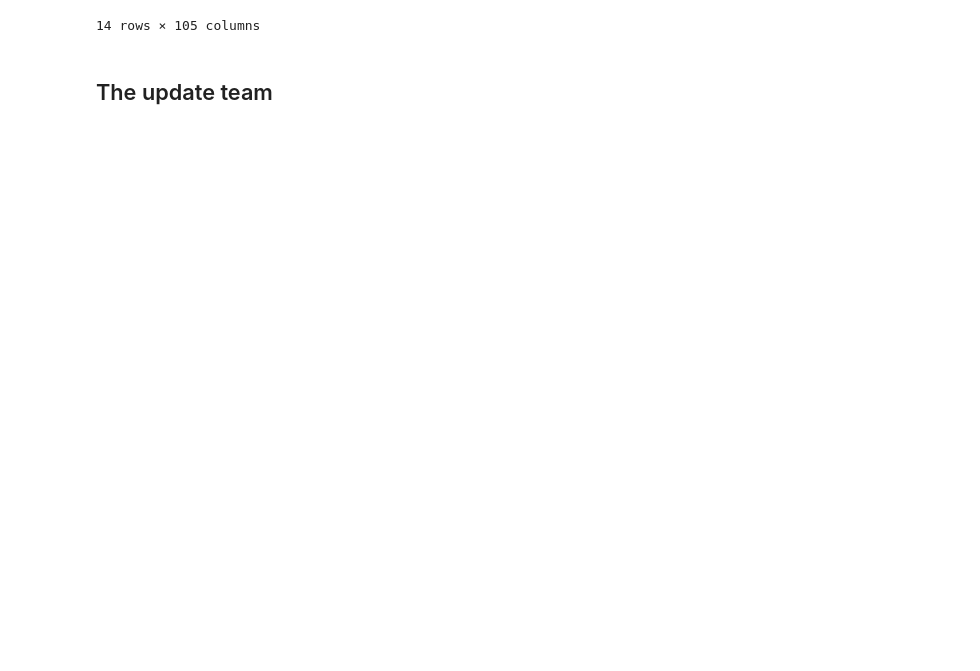
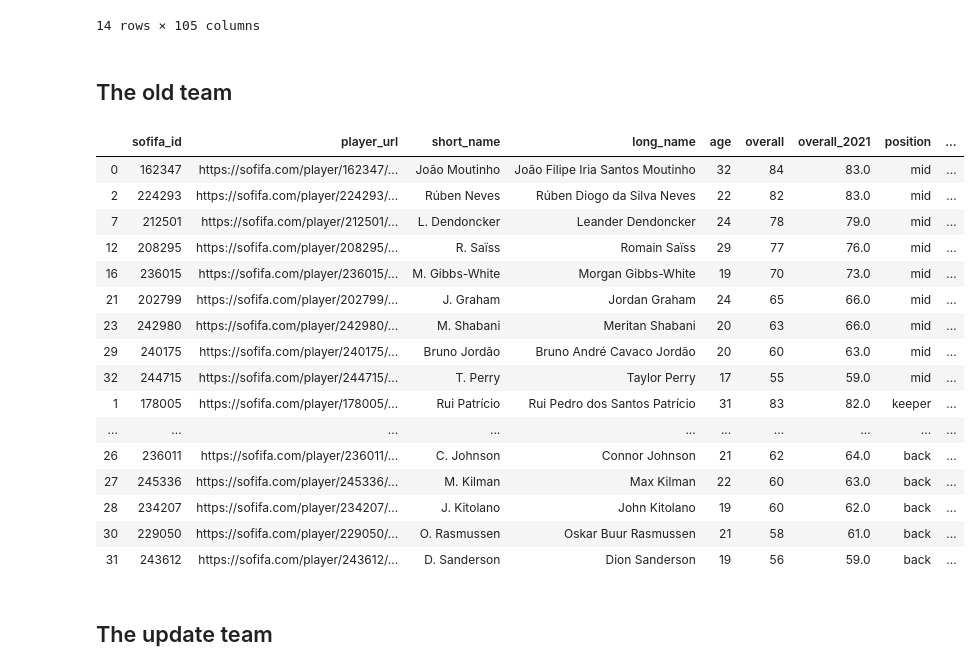
Before and after one commit to tmclouisluk/FIFA-players-Data-Analysis, a Jupyter notebook: form_team.ipynb, the cells around one changed output. Saved outputs shown, nothing was run; the diff lists cells and outputs as text; code cells hidden in the pictures; blank space fills up the shorter version.

```diff
--- a/form_team.ipynb
+++ b/form_team.ipynb
@@ -551,6 +551,30 @@ team_buy_list
 | 520 | 181098 | https://sofifa.com/player/181098/... | M. Hasebe | 長谷 部誠 | 35 | 1984-01-18 | 180 | 72 | Japan | ... |
 | 202 | 104389 | https://sofifa.com/player/104389/... | R. Jarstein | Rune Almenning Jarstein | 34 | 1984-09-29 | 190 | 86 | Norway | ... |
 14 rows × 105 columns
+# %% [markdown]
+## The old team
+# %%
+fifa_data_20_Wolverhampton_old = fifa_data_20_Wolverhampton.merge(fifa_data_21[['sofifa_id', 'overall_2021']], on=['sofifa_id'],how='left')
+fifa_data_20_Wolverhampton_old = fifa_data_20_Wolverhampton_old.sort_values(by=['position', 'overall'], ascending=False)
+fifa_data_20_Wolverhampton_old[['sofifa_id', 'player_url', 'short_name', 'long_name', 'age', 'overall', 'overall_2021', 'position', 'player_positions']]
+# %% [output]
+|  | sofifa_id | player_url | short_name | long_name | age | overall | overall_2021 | position | ... |
+| 0 | 162347 | https://sofifa.com/player/162347/... | João Moutinho | João Filipe Iria Santos Moutinho | 32 | 84 | 83.0 | mid | ... |
+| 2 | 224293 | https://sofifa.com/player/224293/... | Rúben Neves | Rúben Diogo da Silva Neves | 22 | 82 | 83.0 | mid | ... |
+| 7 | 212501 | https://sofifa.com/player/212501/... | L. Dendoncker | Leander Dendoncker | 24 | 78 | 79.0 | mid | ... |
+| 12 | 208295 | https://sofifa.com/player/208295/... | R. Saïss | Romain Saïss | 29 | 77 | 76.0 | mid | ... |
+| 16 | 236015 | https://sofifa.com/player/236015/... | M. Gibbs-White | Morgan Gibbs-White | 19 | 70 | 73.0 | mid | ... |
+| 21 | 202799 | https://sofifa.com/player/202799/... | J. Graham | Jordan Graham | 24 | 65 | 66.0 | mid | ... |
+| 23 | 242980 | https://sofifa.com/player/242980/... | M. Shabani | Meritan Shabani | 20 | 63 | 66.0 | mid | ... |
+| 29 | 240175 | https://sofifa.com/player/240175/... | Bruno Jordão | Bruno André Cavaco Jordão | 20 | 60 | 63.0 | mid | ... |
+| 32 | 244715 | https://sofifa.com/player/244715/... | T. Perry | Taylor Perry | 17 | 55 | 59.0 | mid | ... |
+| 1 | 178005 | https://sofifa.com/player/178005/... | Rui Patrício | Rui Pedro dos Santos Patrício | 31 | 83 | 82.0 | keeper | ... |
+| ... | ... | ... | ... | ... | ... | ... | ... | ... | ... |
+| 26 | 236011 | https://sofifa.com/player/236011/... | C. Johnson | Connor Johnson | 21 | 62 | 64.0 | back | ... |
+| 27 | 245336 | https://sofifa.com/player/245336/... | M. Kilman | Max Kilman | 22 | 60 | 63.0 | back | ... |
+| 28 | 234207 | https://sofifa.com/player/234207/... | J. Kitolano | John Kitolano | 19 | 60 | 62.0 | back | ... |
+| 30 | 229050 | https://sofifa.com/player/229050/... | O. Rasmussen | Oskar Buur Rasmussen | 21 | 58 | 61.0 | back | ... |
+| 31 | 243612 | https://sofifa.com/player/243612/... | D. Sanderson | Dion Sanderson | 19 | 56 | 59.0 | back | ... |
 # %% [markdown]
 ## The update team
 # %%
```
Also changed, not shown: parts of 5 cells of this notebook.
